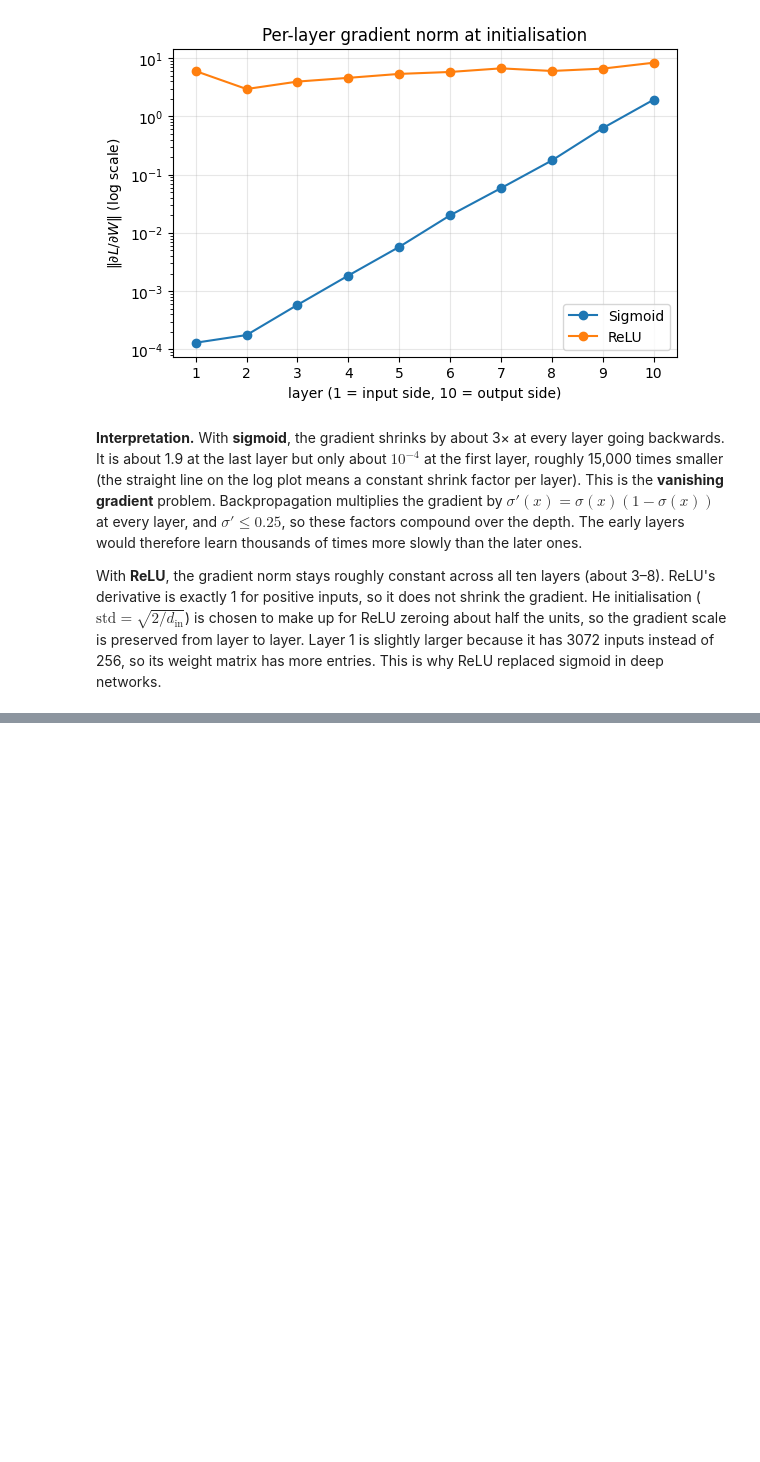
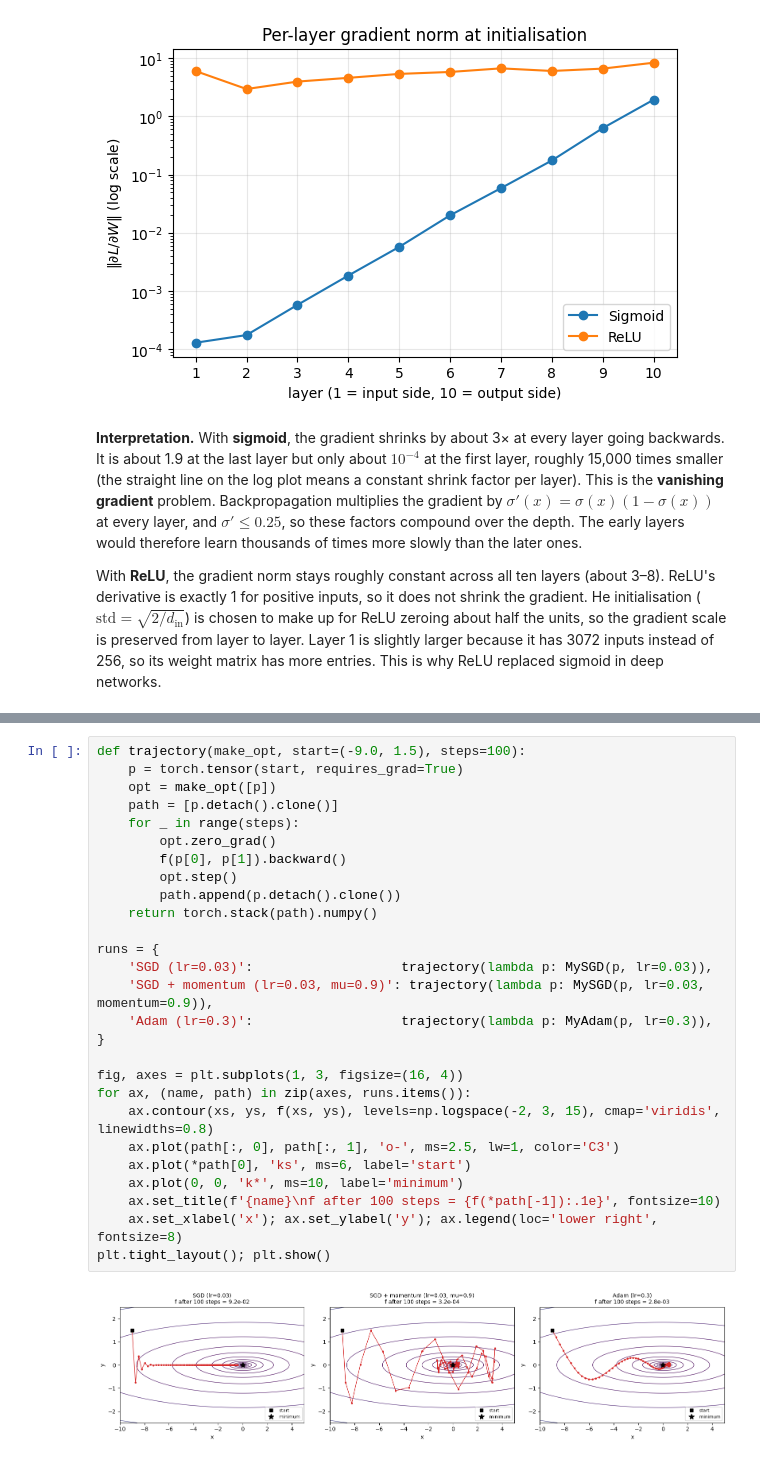
Before and after one commit to NaveenSanjaya/EN4554-Assignment-2-CNNs, a Jupyter notebook: a02_cnn.ipynb, the cells around one changed output, grey strips where cells are left out. Drawn from its saved outputs; the diff is of its cells as text; blank space fills up the shorter version.

Commit message:
feat: * trajectories of SGD, SGD with momentum, and Adam * CNN with each optimizer (plain SGD, SGD with momentum, Adam)

```diff
--- a/a02_cnn.ipynb
+++ b/a02_cnn.ipynb
@@ -370,0 +490,29 @@ With **ReLU**, the gradient norm stays roughly constant across all ten layers (a
+# %%
+def trajectory(make_opt, start=(-9.0, 1.5), steps=100):
+    p = torch.tensor(start, requires_grad=True)
+    opt = make_opt([p])
+    path = [p.detach().clone()]
+    for _ in range(steps):
+        opt.zero_grad()
+        f(p[0], p[1]).backward()
+        opt.step()
+        path.append(p.detach().clone())
+    return torch.stack(path).numpy()
+
+runs = {
+    'SGD (lr=0.03)':                   trajectory(lambda p: MySGD(p, lr=0.03)),
+    'SGD + momentum (lr=0.03, mu=0.9)': trajectory(lambda p: MySGD(p, lr=0.03, momentum=0.9)),
+    'Adam (lr=0.3)':                   trajectory(lambda p: MyAdam(p, lr=0.3)),
+}
+
+fig, axes = plt.subplots(1, 3, figsize=(16, 4))
+for ax, (name, path) in zip(axes, runs.items()):
+    ax.contour(xs, ys, f(xs, ys), levels=np.logspace(-2, 3, 15), cmap='viridis', linewidths=0.8)
+    ax.plot(path[:, 0], path[:, 1], 'o-', ms=2.5, lw=1, color='C3')
+    ax.plot(*path[0], 'ks', ms=6, label='start')
+    ax.plot(0, 0, 'k*', ms=10, label='minimum')
+    ax.set_title(f'{name}\nf after 100 steps = {f(*path[-1]):.1e}', fontsize=10)
+    ax.set_xlabel('x'); ax.set_ylabel('y'); ax.legend(loc='lower right', fontsize=8)
+plt.tight_layout(); plt.show()
+# %% [output]
+[figure, added]
```
Also changed, not shown: parts of 12 cells of this notebook.
